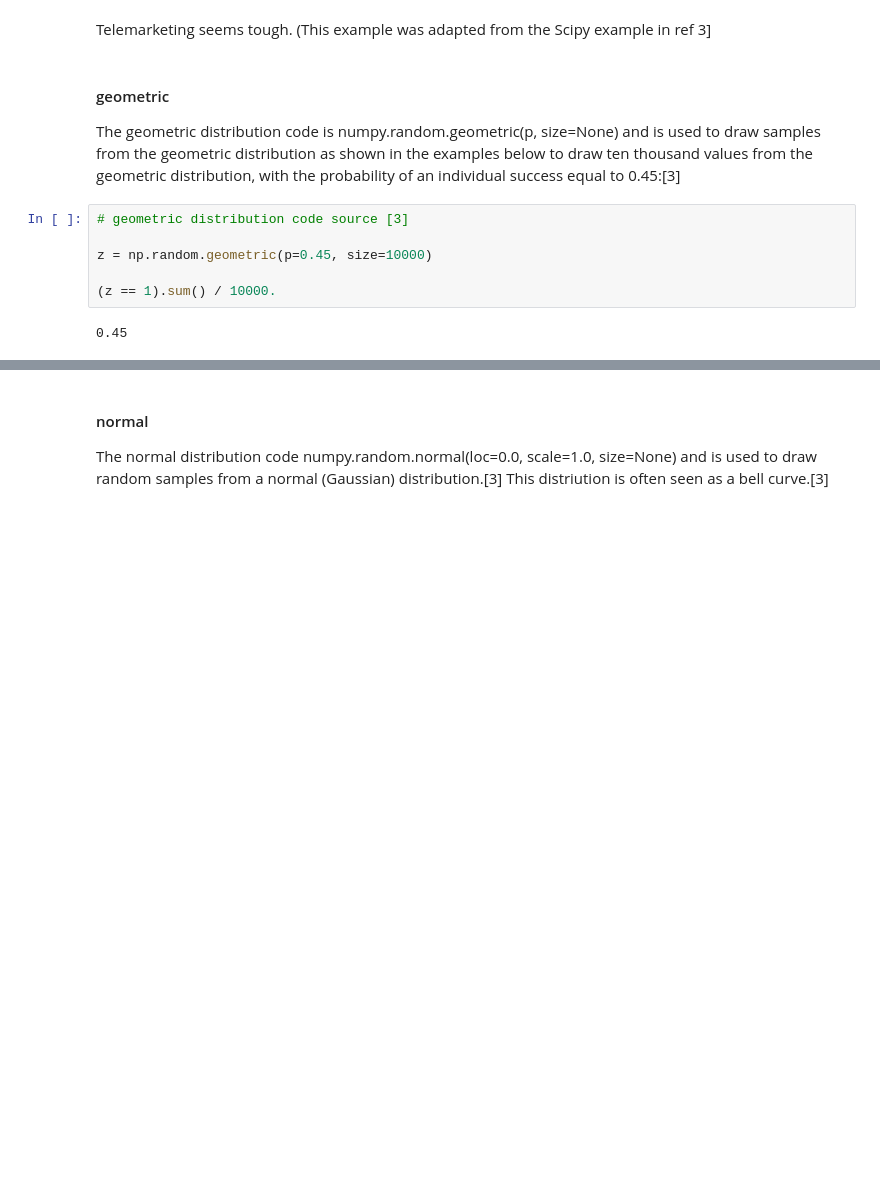
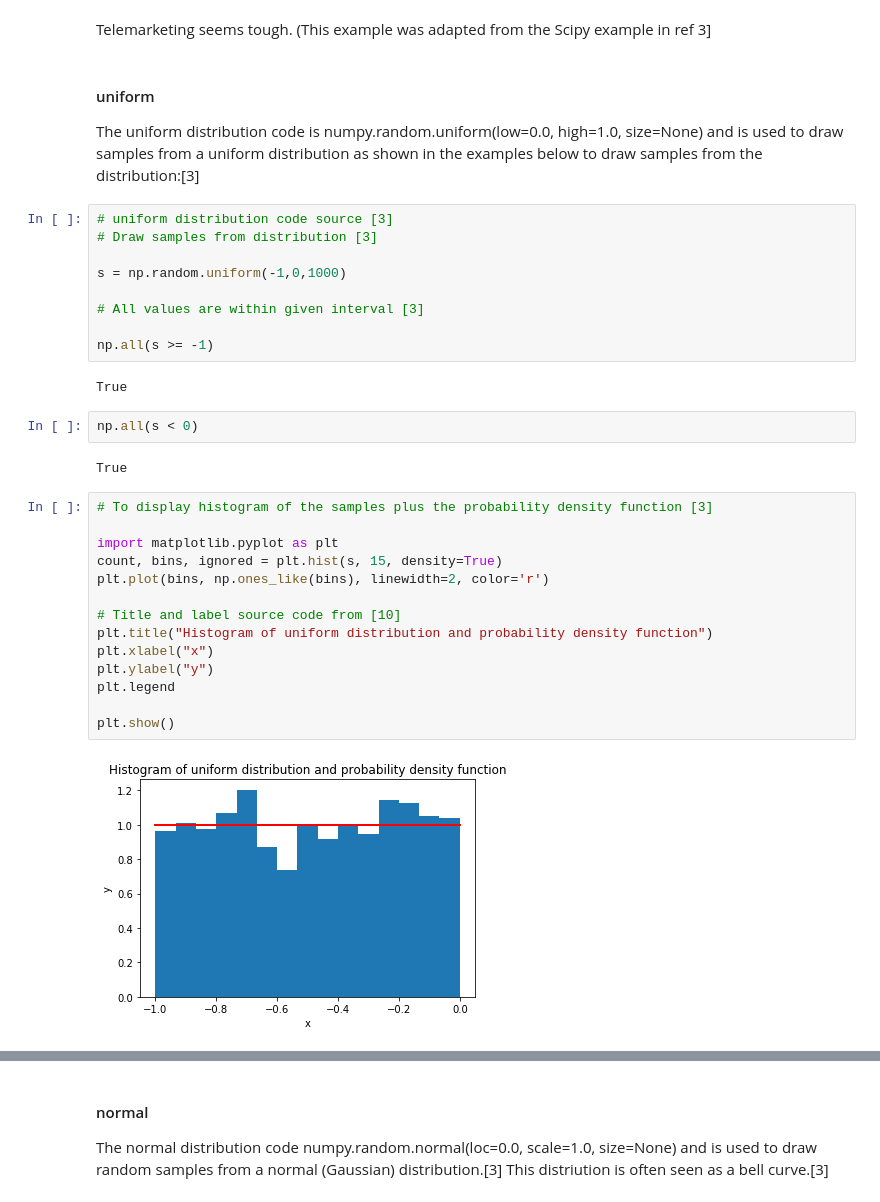
Before and after one commit to zaraquail/Programming-for-data-analytics-assignment-Nov-2019, a Jupyter notebook: Programming for Data Analytics Assignment Nov 2019 .ipynb, the cells around one changed output, grey strips where cells are left out. Drawn from its saved outputs; the diff is of its cells as text; blank space fills up the shorter version.

Commit message:
changed geometric distributions example to uniform distriutions example for benefit of more plots to demonstrate

```diff
--- a/Programming for Data Analytics Assignment Nov 2019 .ipynb
+++ b/Programming for Data Analytics Assignment Nov 2019 .ipynb
@@ -220,14 +220,37 @@ So the answer is 0.135 or 13.5%.
 # %% [markdown]
 Telemarketing seems tough. (This example was adapted from the Scipy example in ref 3]
 # %% [markdown]
-#### geometric
+#### uniform
 
-The geometric distribution code is numpy.random.geometric(p, size=None) and is used to draw samples from the geometric distribution as shown in the examples below to draw ten thousand values from the geometric distribution, with the probability of an individual success equal to 0.45:[3]
+The uniform distribution code is numpy.random.uniform(low=0.0, high=1.0, size=None) and is used to draw samples from a uniform distribution as shown in the examples below to draw samples from the distribution:[3]
-# %%
-# geometric distribution code source [3]
-
-z = np.random.geometric(p=0.45, size=10000)
-
-(z == 1).sum() / 10000.
-# %% [output]
-0.45
+# %%
+# uniform distribution code source [3]
+# Draw samples from distribution [3]
+
+s = np.random.uniform(-1,0,1000)
+
+# All values are within given interval [3]
+
+np.all(s >= -1)
+# %% [output]
+True
+# %%
+np.all(s < 0)
+# %% [output]
+True
+# %%
+# To display histogram of the samples plus the probability density function [3]
+
+import matplotlib.pyplot as plt
+count, bins, ignored = plt.hist(s, 15, density=True)
+plt.plot(bins, np.ones_like(bins), linewidth=2, color='r')
+
+# Title and label source code from [10]
+plt.title("Histogram of uniform distribution and probability density function")
+plt.xlabel("x")
+plt.ylabel("y")
+plt.legend
+
+plt.show()
+# %% [output]
+[figure, added]
```
Also changed, not shown: parts of 3 cells of this notebook.
